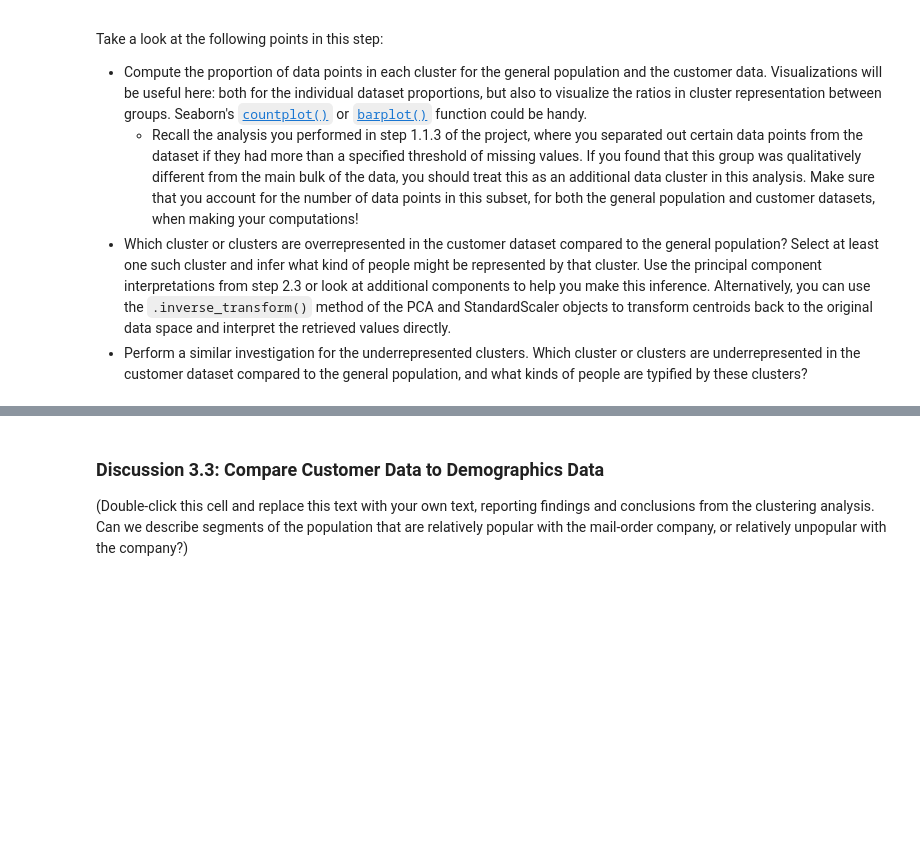
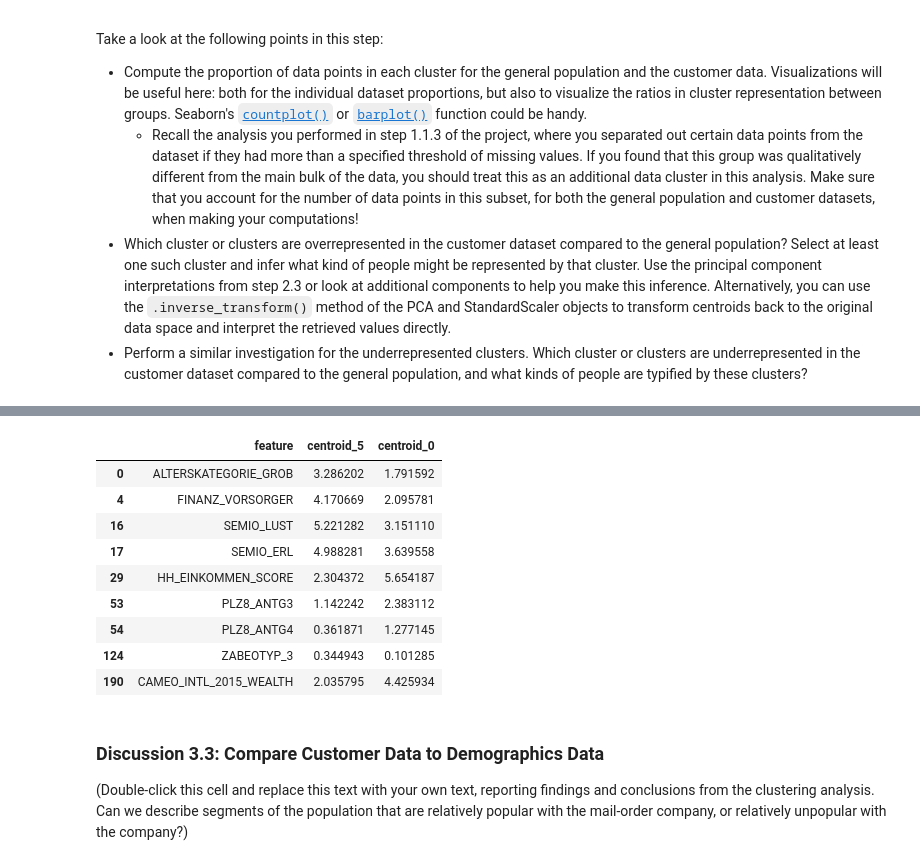
Before and after one commit to EssaAlsharif/Identify-Customer-Segments, a Jupyter notebook: Identify_Customer_Segments.ipynb, the cells around one changed output, grey strips where cells are left out. Saved outputs shown, nothing was run; the diff lists cells and outputs as text; code cells hidden in the pictures; blank space fills up the shorter version.

```diff
--- a/Identify_Customer_Segments.ipynb
+++ b/Identify_Customer_Segments.ipynb
@@ -1753,5 +1777,16 @@ centroids[centroids["feature"].isin(positive_corr)]
 # %%
-centroids[centroids["feature"].isin(negative_corr)]
+centroids[centroids["feature"].isin(negative_correlation)]
+# %% [output]
+|  | feature | centroid_5 | centroid_0 |
+| 0 | ALTERSKATEGORIE_GROB | 3.286202 | 1.791592 |
+| 4 | FINANZ_VORSORGER | 4.170669 | 2.095781 |
+| 16 | SEMIO_LUST | 5.221282 | 3.151110 |
+| 17 | SEMIO_ERL | 4.988281 | 3.639558 |
+| 29 | HH_EINKOMMEN_SCORE | 2.304372 | 5.654187 |
+| 53 | PLZ8_ANTG3 | 1.142242 | 2.383112 |
+| 54 | PLZ8_ANTG4 | 0.361871 | 1.277145 |
+| 124 | ZABEOTYP_3 | 0.344943 | 0.101285 |
+| 190 | CAMEO_INTL_2015_WEALTH | 2.035795 | 4.425934 |
 # %% [markdown]
 ### Discussion 3.3: Compare Customer Data to Demographics Data
 
```
Also changed, not shown: parts of 18 cells of this notebook.
